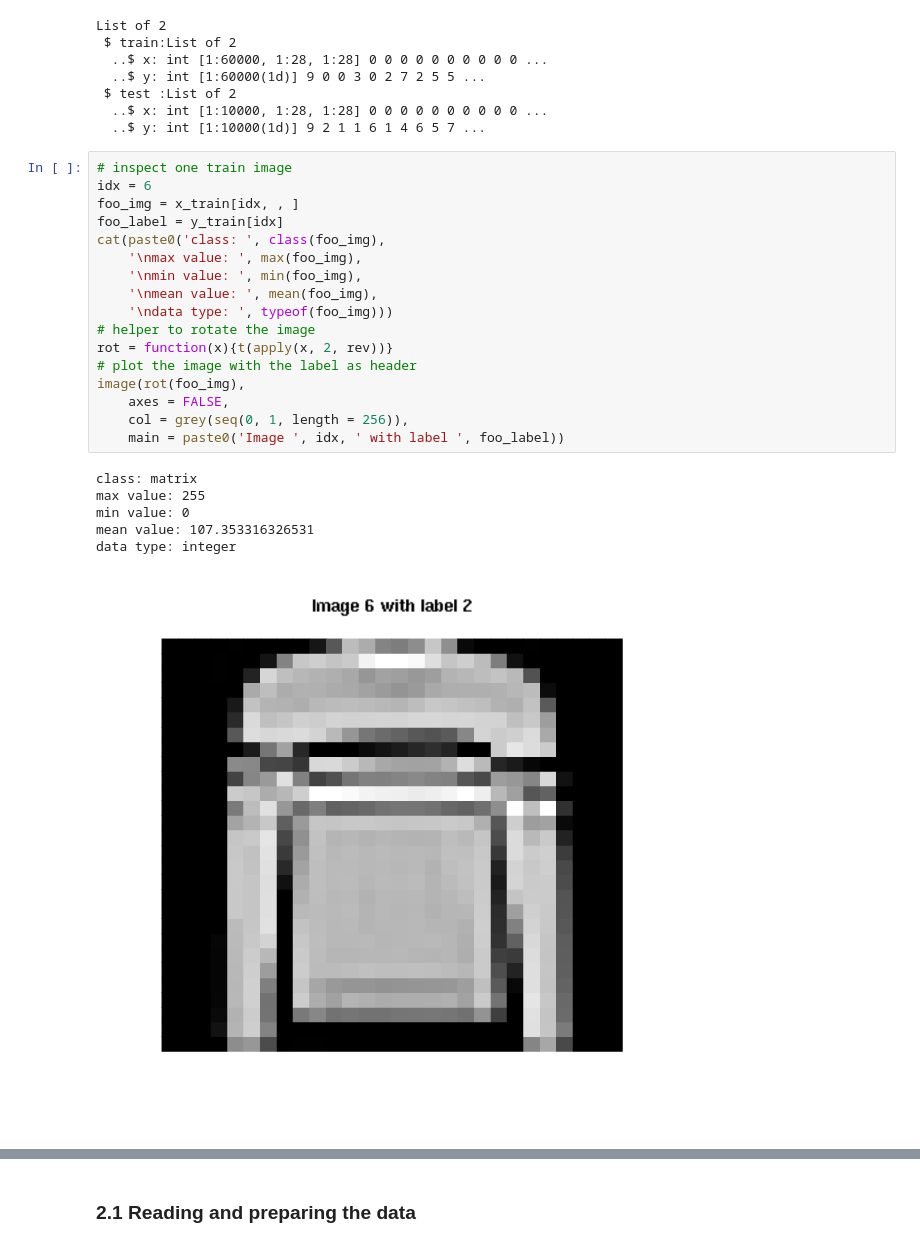
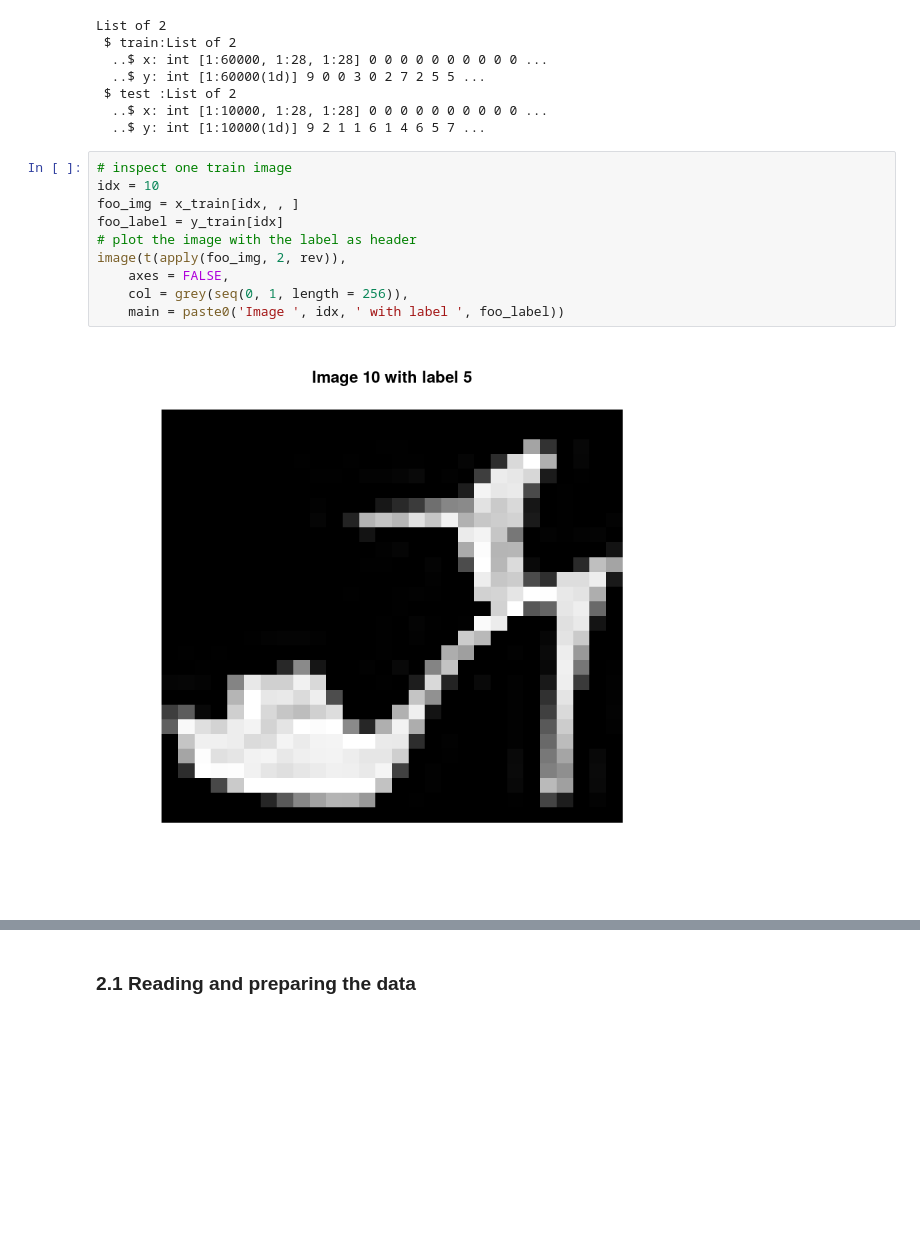
Before and after one commit to slds-lmu/rcourses_notebook_deeplearning, a Jupyter notebook: dl_showcase.ipynb, the cells around one changed output, grey strips where cells are left out. Saved outputs shown, nothing was run; the diff lists cells and outputs as text; blank space fills up the shorter version.

```diff
--- a/dl_showcase.ipynb
+++ b/dl_showcase.ipynb
@@ -121,28 +51,16 @@ List of 2
   ..$ y: int [1:10000(1d)] 9 2 1 1 6 1 4 6 5 7 ...
 # %%
 # inspect one train image
-idx = 6
+idx = 10
 foo_img = x_train[idx, , ]
 foo_label = y_train[idx]
-cat(paste0('class: ', class(foo_img),
-    '\nmax value: ', max(foo_img),
-    '\nmin value: ', min(foo_img),
-    '\nmean value: ', mean(foo_img),
-    '\ndata type: ', typeof(foo_img)))
-# helper to rotate the image
-rot = function(x){t(apply(x, 2, rev))}
 # plot the image with the label as header
-image(rot(foo_img),
+image(t(apply(foo_img, 2, rev)),
     axes = FALSE,
     col = grey(seq(0, 1, length = 256)),
     main = paste0('Image ', idx, ' with label ', foo_label))
 # %% [output]
-class: matrix
-max value: 255
-min value: 0
-mean value: 107.353316326531
-data type: integer
-[figure, old version]
+[figure, new version]
 # %% [markdown]
 ### Data provided by the keras package - CIFAR 10
 
```
Also changed, not shown: parts of 102 cells of this notebook, 3 other files.
